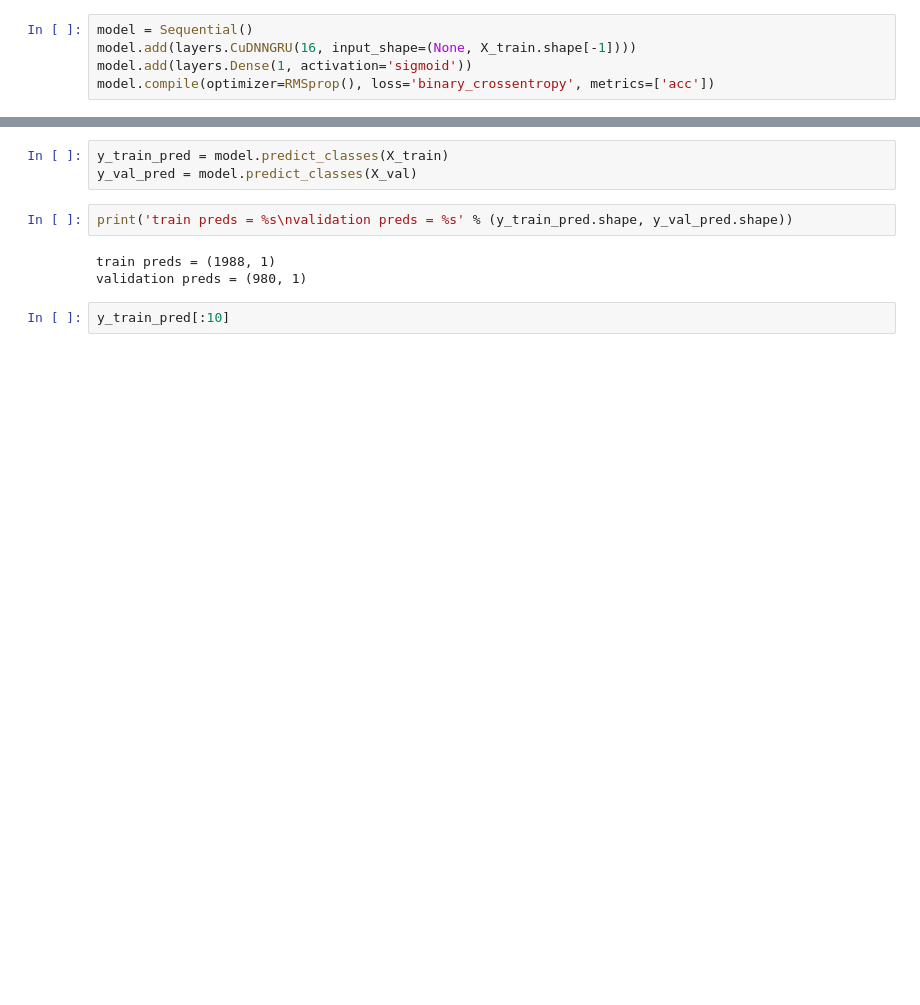
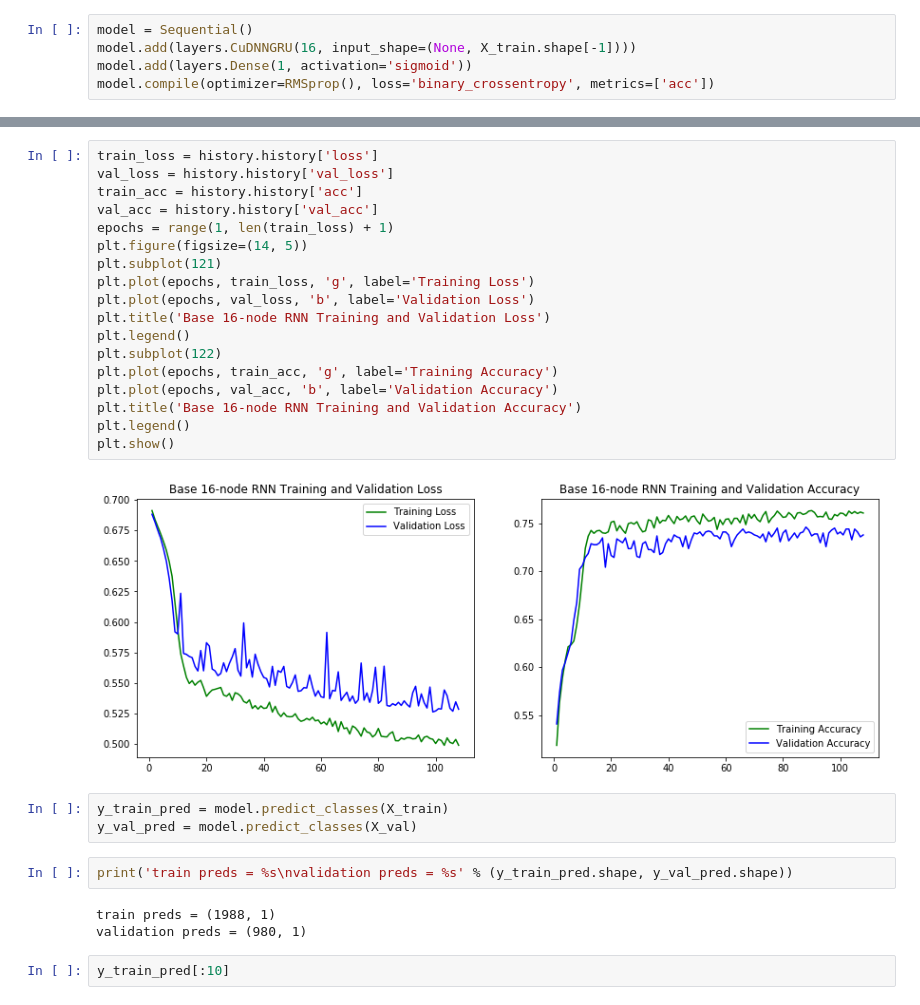
Before and after one commit to tkokkeng/KE5006-AppliedResearch, a Jupyter notebook: Modelling/model1.ipynb, the cells around one changed output, grey strips where cells are left out. Cells and saved outputs as stored; diff of their text form; blank space fills up the shorter version.

```diff
--- a/Modelling/model1.ipynb
+++ b/Modelling/model1.ipynb
@@ -329,3 +362,23 @@ The validation accuracy on this simple base model is **73.06**%
+# %%
+train_loss = history.history['loss']
+val_loss = history.history['val_loss']
+train_acc = history.history['acc']
+val_acc = history.history['val_acc']
+epochs = range(1, len(train_loss) + 1)
+plt.figure(figsize=(14, 5))
+plt.subplot(121)
+plt.plot(epochs, train_loss, 'g', label='Training Loss')
+plt.plot(epochs, val_loss, 'b', label='Validation Loss')
+plt.title('Base 16-node RNN Training and Validation Loss')
+plt.legend()
+plt.subplot(122)
+plt.plot(epochs, train_acc, 'g', label='Training Accuracy')
+plt.plot(epochs, val_acc, 'b', label='Validation Accuracy')
+plt.title('Base 16-node RNN Training and Validation Accuracy')
+plt.legend()
+plt.show()
+# %% [output]
+[figure, added]
 # %%
 y_train_pred = model.predict_classes(X_train)
 y_val_pred = model.predict_classes(X_val)
```
Also changed, not shown: parts of 37 cells of this notebook.
